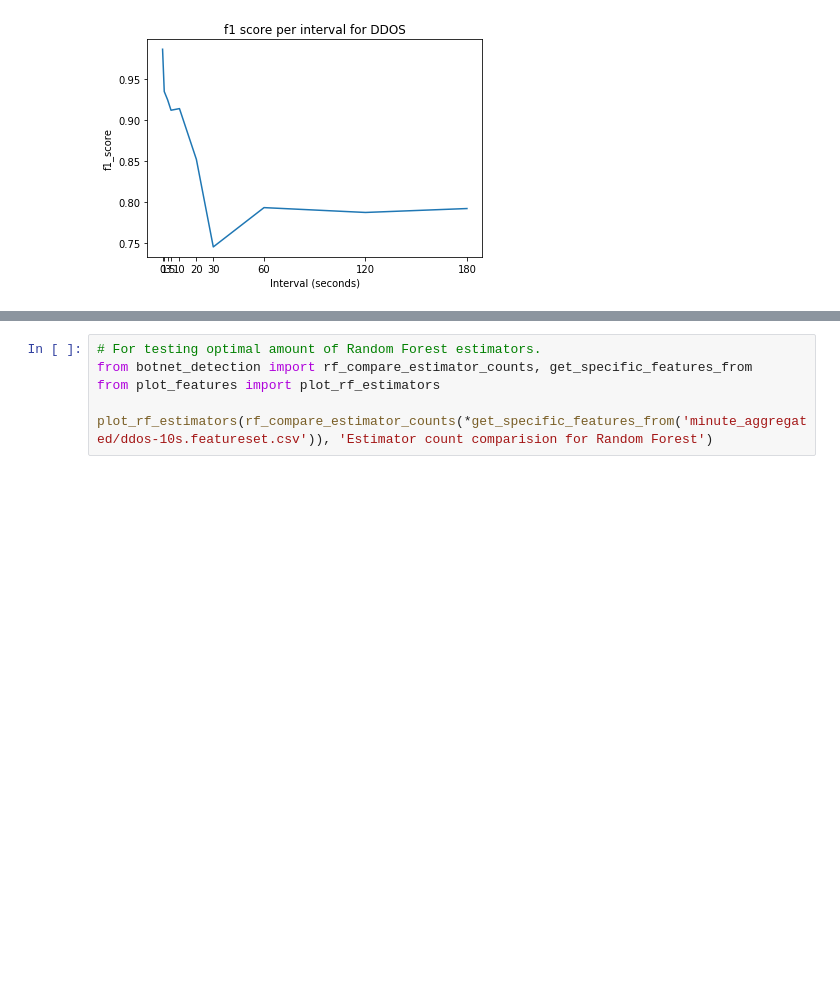
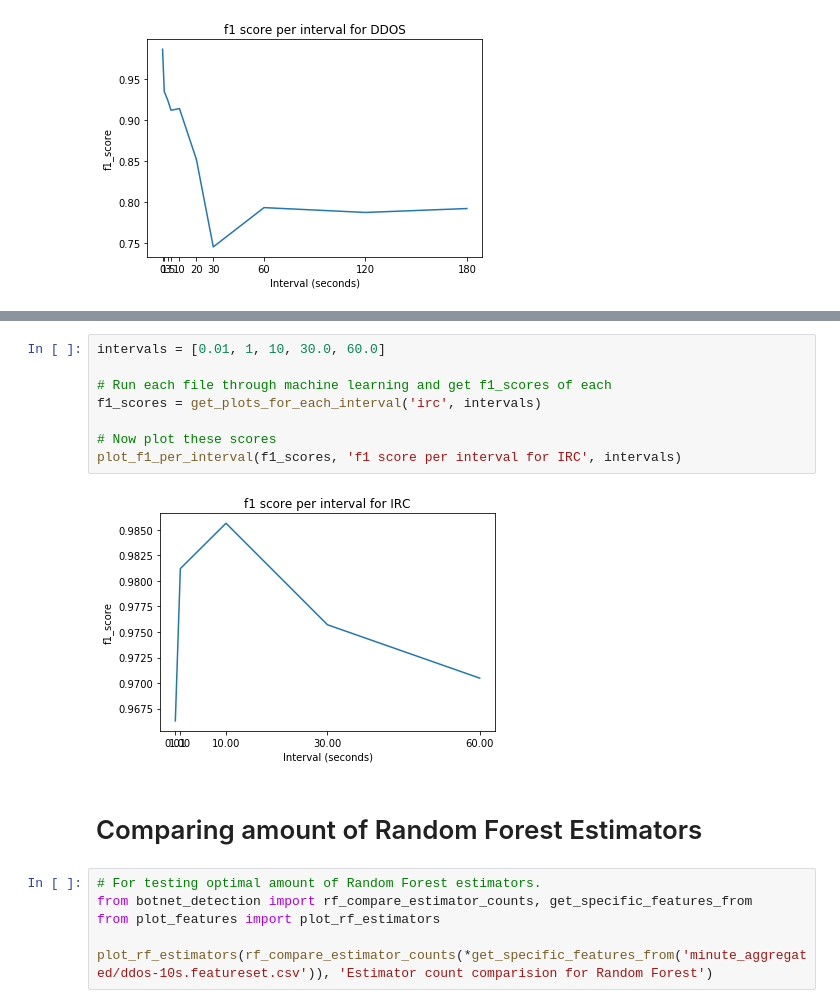
Before and after one commit to SpokenBanana/lambda-code, a Jupyter notebook: ddos-detection/Detecting Attacks.ipynb, the cells around one changed output, grey strips where cells are left out. Cells and saved outputs as stored; diff of their text form; blank space fills up the shorter version.

```diff
--- a/ddos-detection/Detecting Attacks.ipynb
+++ b/ddos-detection/Detecting Attacks.ipynb
@@ -34,3 +33,15 @@ plot_f1_per_interval(f1_scores, 'f1 score per interval for SPAM', intervals)
+# %%
+intervals = [0.01, 1, 10, 30.0, 60.0]
+
+# Run each file through machine learning and get f1_scores of each
+f1_scores = get_plots_for_each_interval('irc', intervals)
+
+# Now plot these scores
+plot_f1_per_interval(f1_scores, 'f1 score per interval for IRC', intervals)
+# %% [output]
+[figure, added]
+# %% [markdown]
+# Comparing amount of Random Forest Estimators
 # %%
 # For testing optimal amount of Random Forest estimators.
 from botnet_detection import rf_compare_estimator_counts, get_specific_features_from
```
Also changed, not shown: parts of 4 cells of this notebook.
